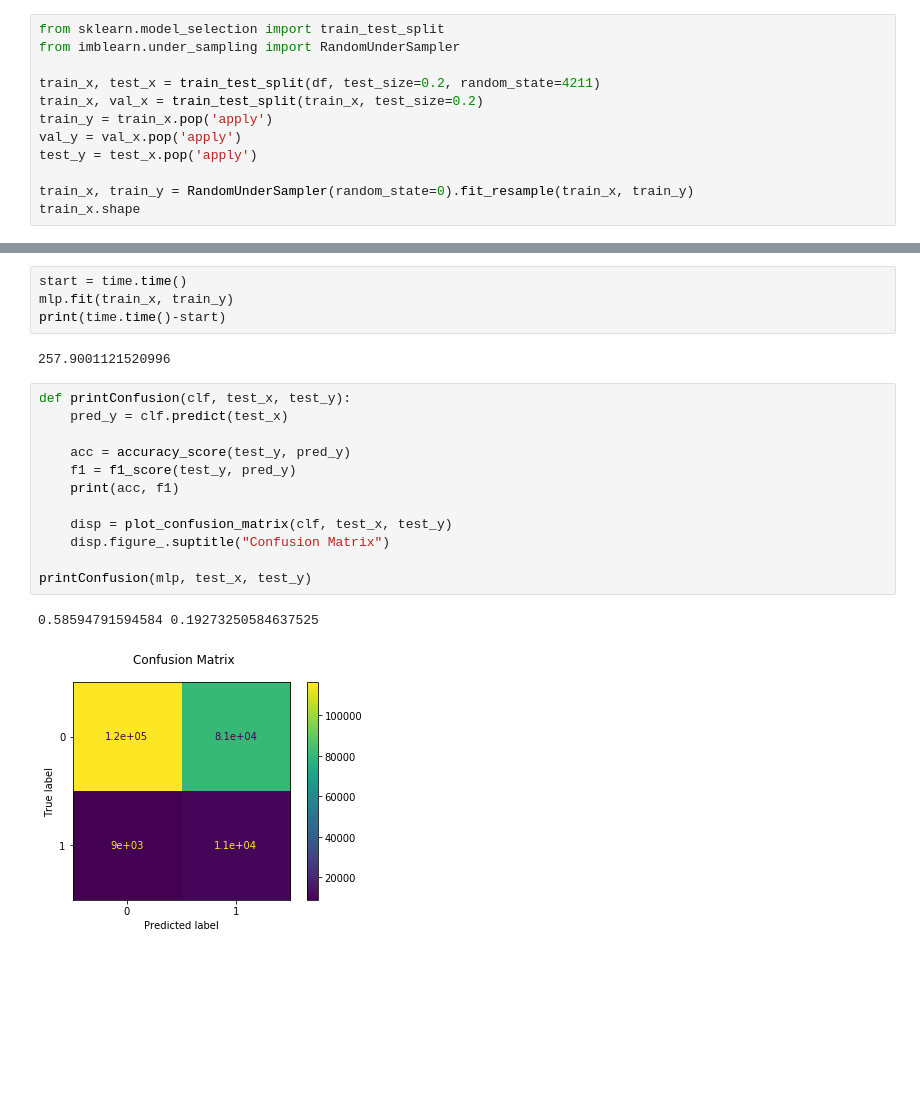
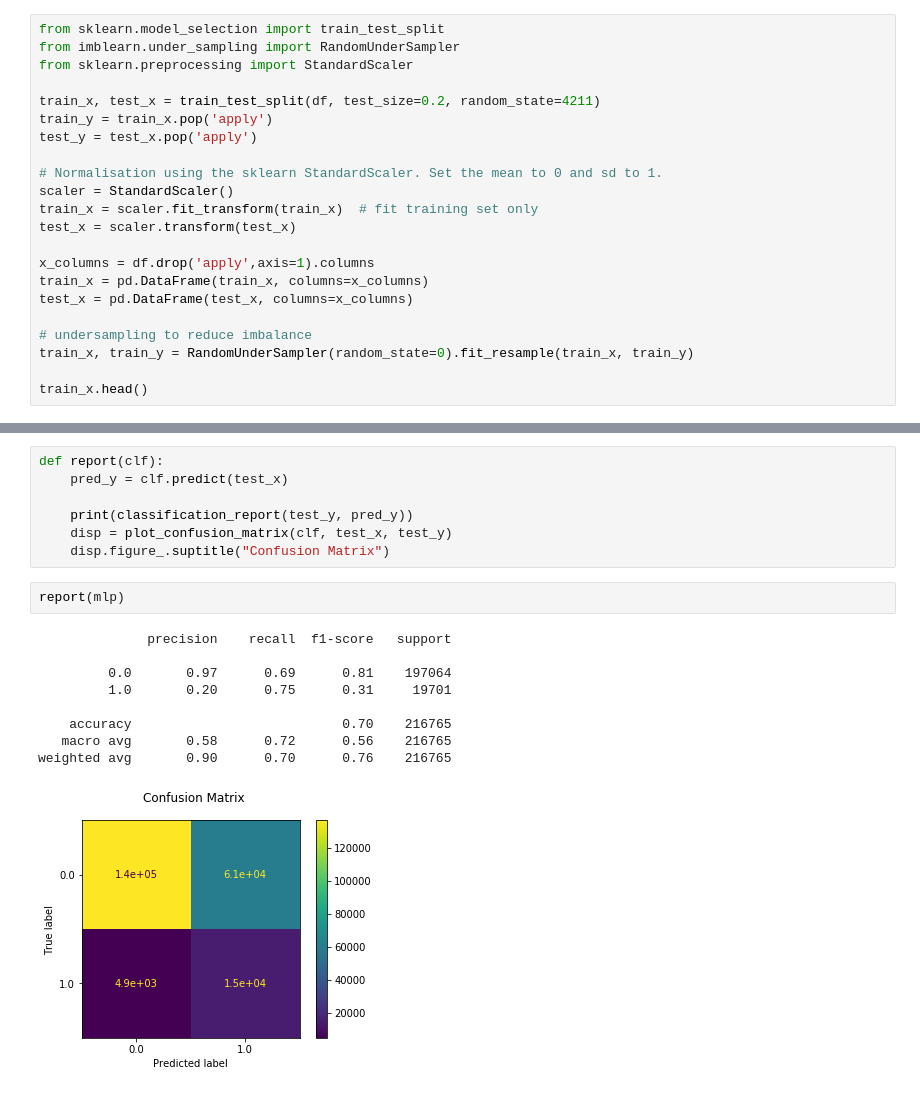
Before and after one commit to jshian/Predict_CTR, a Jupyter notebook: nn.ipynb, the cells around one changed output, grey strips where cells are left out. Cells and saved outputs as stored; diff of their text form; blank space fills up the shorter version.

```diff
--- a/nn.ipynb
+++ b/nn.ipynb
@@ -32,14 +44,24 @@ df.describe()
 # %%
 from sklearn.model_selection import train_test_split
 from imblearn.under_sampling import RandomUnderSampler
+from sklearn.preprocessing import StandardScaler
 
 train_x, test_x = train_test_split(df, test_size=0.2, random_state=4211)
-train_x, val_x = train_test_split(train_x, test_size=0.2)
 train_y = train_x.pop('apply')
-val_y = val_x.pop('apply')
 test_y = test_x.pop('apply')
 
+# Normalisation using the sklearn StandardScaler. Set the mean to 0 and sd to 1.
+scaler = StandardScaler()
+train_x = scaler.fit_transform(train_x)  # fit training set only
+test_x = scaler.transform(test_x)
+
+x_columns = df.drop('apply',axis=1).columns
+train_x = pd.DataFrame(train_x, columns=x_columns)
+test_x = pd.DataFrame(test_x, columns=x_columns)
+
+# undersampling to reduce imbalance
 train_x, train_y = RandomUnderSampler(random_state=0).fit_resample(train_x, train_y)
-train_x.shape
+
+train_x.head()
 # %% [output]
 Using TensorFlow backend.
@@ -71,21 +82,19 @@ mlp = MLPClassifier(hidden_layer_sizes=(80, 60, ), max_iter=500, learning_rate='
-# %%
-start = time.time()
-mlp.fit(train_x, train_y)
-print(time.time()-start)
-# %% [output]
-257.9001121520996
 # %%
-def printConfusion(clf, test_x, test_y):
+def report(clf):
     pred_y = clf.predict(test_x)
 
-    acc = accuracy_score(test_y, pred_y)
-    f1 = f1_score(test_y, pred_y)
-    print(acc, f1)
-
+    print(classification_report(test_y, pred_y))
     disp = plot_confusion_matrix(clf, test_x, test_y)
     disp.figure_.suptitle("Confusion Matrix")
-
-printConfusion(mlp, test_x, test_y)
-# %% [output]
-0.58594791594584 0.19273250584637525
-[figure, removed]
+# %%
+report(mlp)
+# %% [output]
+              precision    recall  f1-score   support
+
+         0.0       0.97      0.69      0.81    197064
+         1.0       0.20      0.75      0.31     19701
+
+    accuracy                           0.70    216765
+   macro avg       0.58      0.72      0.56    216765
+weighted avg       0.90      0.70      0.76    216765
+[figure, added]
```
Also changed, not shown: parts of 5 cells of this notebook, 1 other file.
